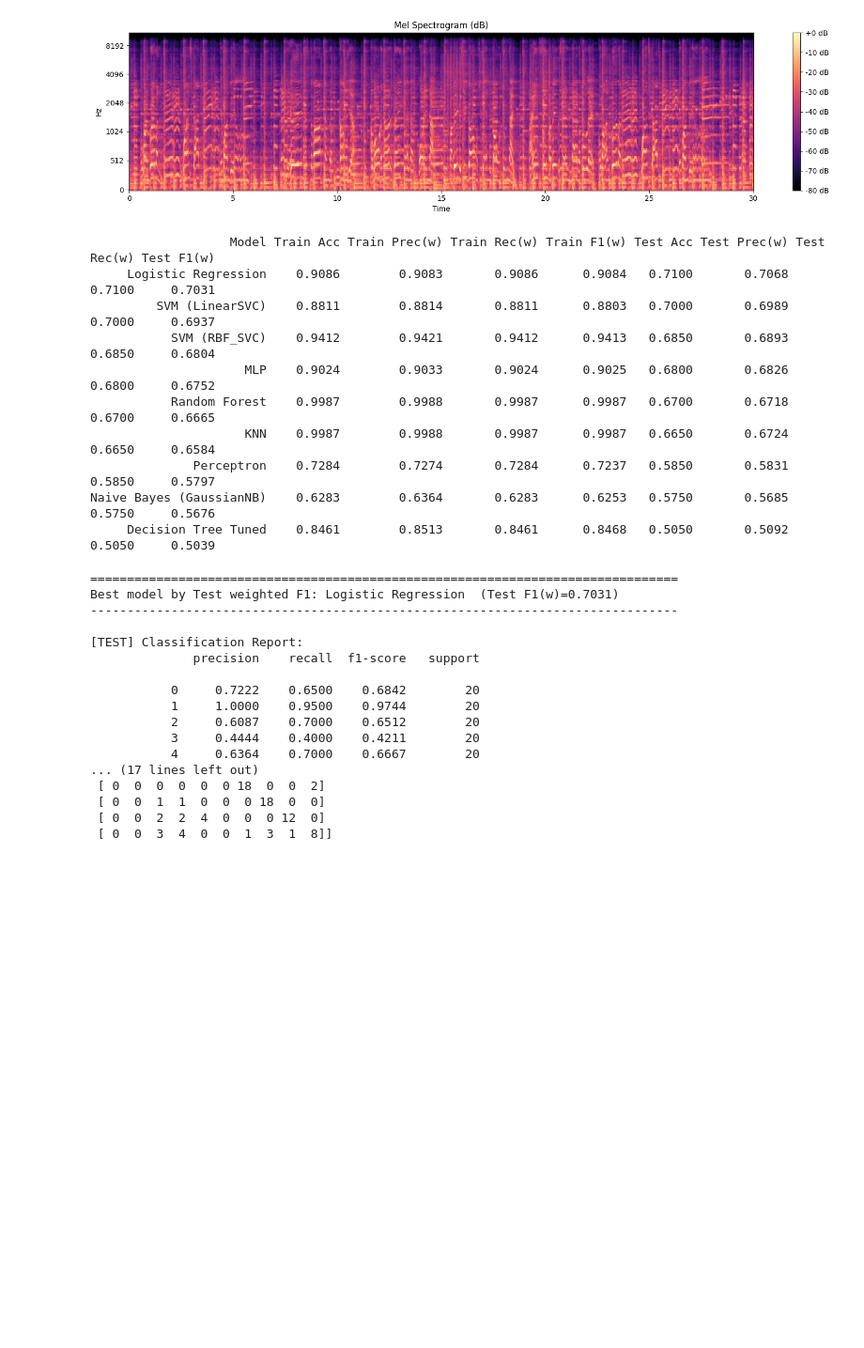
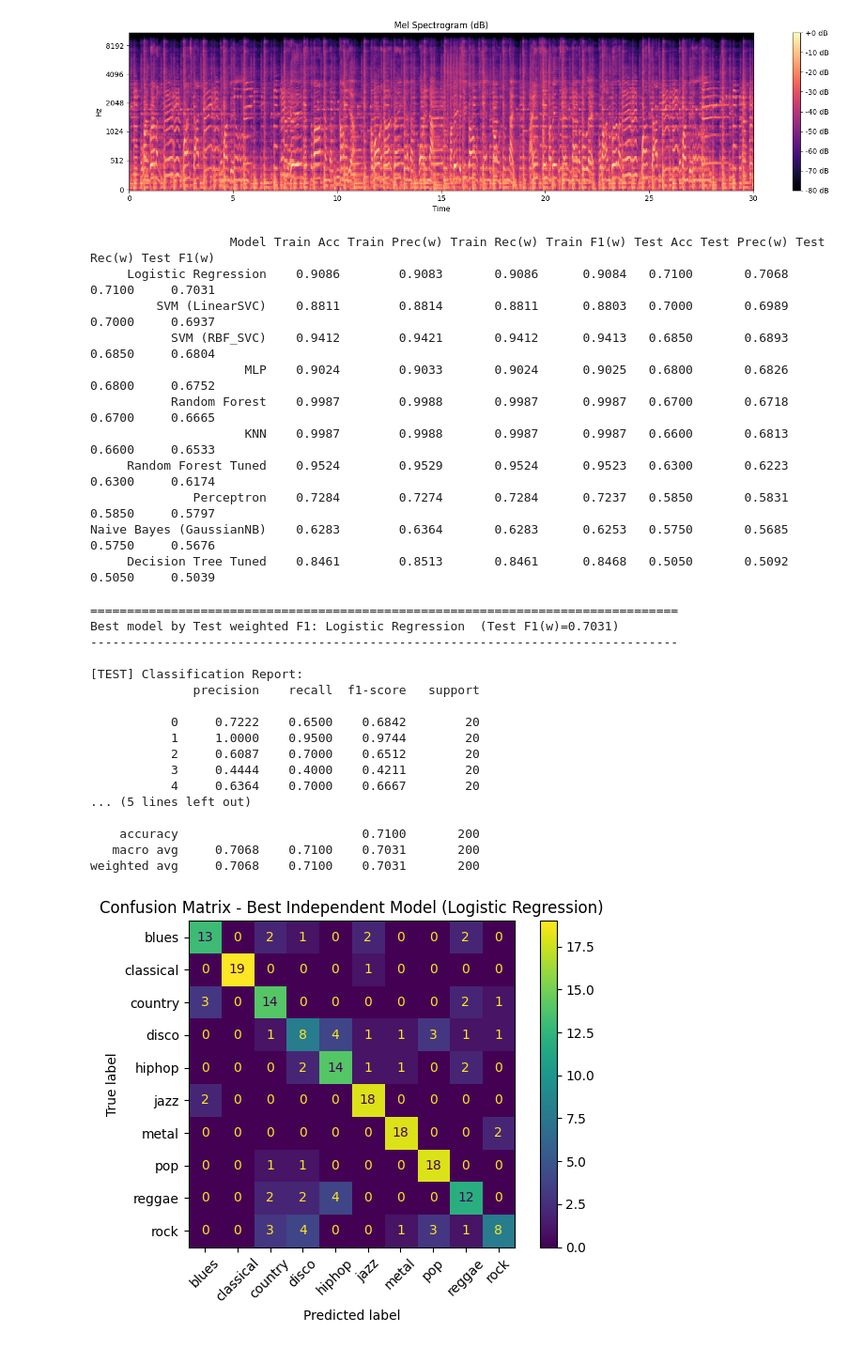
Before and after one commit to masondiz/Final-Project-EE-344, a Jupyter notebook: final_project_wav.ipynb, the cells around one changed output. Shown at 94% size. Cells and saved outputs as stored; diff of their text form; code cells hidden in the pictures; blank space fills up the shorter version.

```diff
--- a/final_project_wav.ipynb
+++ b/final_project_wav.ipynb
@@ -116,12 +124,9 @@ X_train, X_test, y_train, y_test = train_test_split(
     stratify=y
 )
 # %%
-def weighted_metrics(y_true, y_pred):
-    acc = accuracy_score(y_true, y_pred)
-    prec, rec, f1, _ = precision_recall_fscore_support(
-        y_true, y_pred, average="weighted", zero_division=0
-    )
-    return acc, prec, rec, f1
+# =========================
+# Defining Models to Evaluate on the Dataset
+# =========================
 
 models = {
     "Logistic Regression": LogisticRegression(max_iter=5000, n_jobs=-1, l1_ratio=0.5),
@@ -130,6 +135,7 @@ models = {
     "SVM (RBF_SVC)": SVC(random_state=42, kernel='rbf', gamma=0.02),
     "Naive Bayes (GaussianNB)": GaussianNB(),
     "Random Forest": RandomForestClassifier(n_estimators=500, random_state=42, n_jobs=-1, max_depth=12),
+    "Random Forest Tuned": RandomForestClassifier(n_estimators=500, random_state=42, n_jobs=-1, max_depth=6),
     "MLP" : MLPClassifier(
         hidden_layer_sizes=(128, 64),
         activation="relu",
@@ -141,14 +147,14 @@ models = {
     ),
     "Decision Tree Tuned": DecisionTreeClassifier(
         random_state=42,
-        max_depth=10,              # try: 5, 10, 15, None
-        min_samples_leaf=1,       # try: 1, 5, 10, 20
-        min_samples_split=2,      # try: 2, 10, 20, 50
+        max_depth=10,
+        min_samples_leaf=1,
+        min_samples_split=2,
         ccp_alpha=0.01,
         criterion='entropy'
     ),
     "KNN": KNeighborsClassifier(
-        n_neighbors=5,
+        n_neighbors=10,
         weights="distance",
         p=1,
         leaf_size=10,
@@ -157,9 +163,19 @@ models = {
     )
 }
 # %%
+# =========================
+# Train & Evaluate Models Independently
+# =========================
+
+def weighted_metrics(y_true, y_pred):
+    acc = accuracy_score(y_true, y_pred)
+    prec, rec, f1, _ = precision_recall_fscore_support(
+        y_true, y_pred, average="weighted", zero_division=0
+    )
+    return acc, prec, rec, f1
+
 results = []
 best = {"name": None, "pipe": None, "test_f1": -1.0}
-
 for name, clf in models.items():
     pipe = Pipeline(steps=[
         ("scale", StandardScaler()),
@@ -204,37 +220,50 @@ print(out.to_string(index=False, formatters={
            SVM (RBF_SVC)    0.9412        0.9421       0.9412      0.9413   0.6850       0.6893      0.6850     0.6804
                      MLP    0.9024        0.9033       0.9024      0.9025   0.6800       0.6826      0.6800     0.6752
            Random Forest    0.9987        0.9988       0.9987      0.9987   0.6700       0.6718      0.6700     0.6665
-                     KNN    0.9987        0.9988       0.9987      0.9987   0.6650       0.6724      0.6650     0.6584
+                     KNN    0.9987        0.9988       0.9987      0.9987   0.6600       0.6813      0.6600     0.6533
+     Random Forest Tuned    0.9524        0.9529       0.9524      0.9523   0.6300       0.6223      0.6300     0.6174
               Perceptron    0.7284        0.7274       0.7284      0.7237   0.5850       0.5831      0.5850     0.5797
 Naive Bayes (GaussianNB)    0.6283        0.6364       0.6283      0.6253   0.5750       0.5685      0.5750     0.5676
      Decision Tree Tuned    0.8461        0.8513       0.8461      0.8468   0.5050       0.5092      0.5050     0.5039
 # %%
+# =========================
+# Classification Report & CM for best performing model: LogisticRegression
+# =========================
+
 print("\n" + "=" * 80)
 print(f"Best model by Test weighted F1: {best['name']}  (Test F1(w)={best['test_f1']:.4f})")
 print("-" * 80)
 
 yhat_best = best["pipe"].predict(X_test)
 
 print("\n[TEST] Classification Report:")
 print(classification_report(y_test, yhat_best, digits=4, zero_division=0))
 
-print("[TEST] Confusion Matrix (rows=true, cols=pred):")
-print(confusion_matrix(y_test, yhat_best))
+cm = confusion_matrix(y_test, yhat_best)
+disp = ConfusionMatrixDisplay(
+    confusion_matrix=cm,
+    display_labels=le.classes_   # shows genre names instead of 0,1,2,...
+)
+disp.plot(values_format="d", xticks_rotation=45)
+plt.title(f"Confusion Matrix - Best Independent Model ({best['name']})")
+plt.tight_layout()
+plt.show()
 # %% [output]
 ================================================================================
 Best model by Test weighted F1: Logistic Regression  (Test F1(w)=0.7031)
 --------------------------------------------------------------------------------
 
 [TEST] Classification Report:
               precision    recall  f1-score   support
 
            0     0.7222    0.6500    0.6842        20
            1     1.0000    0.9500    0.9744        20
            2     0.6087    0.7000    0.6512        20
            3     0.4444    0.4000    0.4211        20
            4     0.6364    0.7000    0.6667        20
-... (17 lines left out)
- [ 0  0  0  0  0  0 18  0  0  2]
- [ 0  0  1  1  0  0  0 18  0  0]
- [ 0  0  2  2  4  0  0  0 12  0]
- [ 0  0  3  4  0  0  1  3  1  8]]
+... (5 lines left out)
+
+    accuracy                         0.7100       200
+   macro avg     0.7068    0.7100    0.7031       200
+weighted avg     0.7068    0.7100    0.7031       200
+[figure, added]
```
Also changed, not shown: parts of 9 cells of this notebook.
